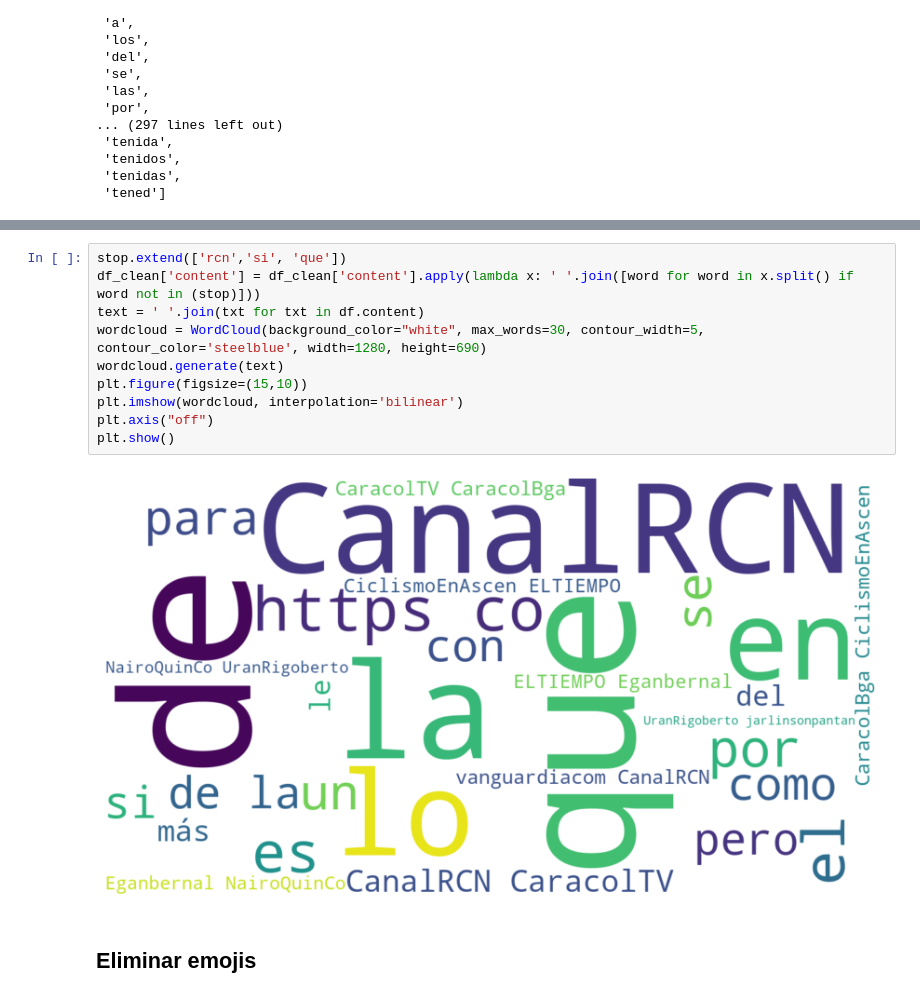
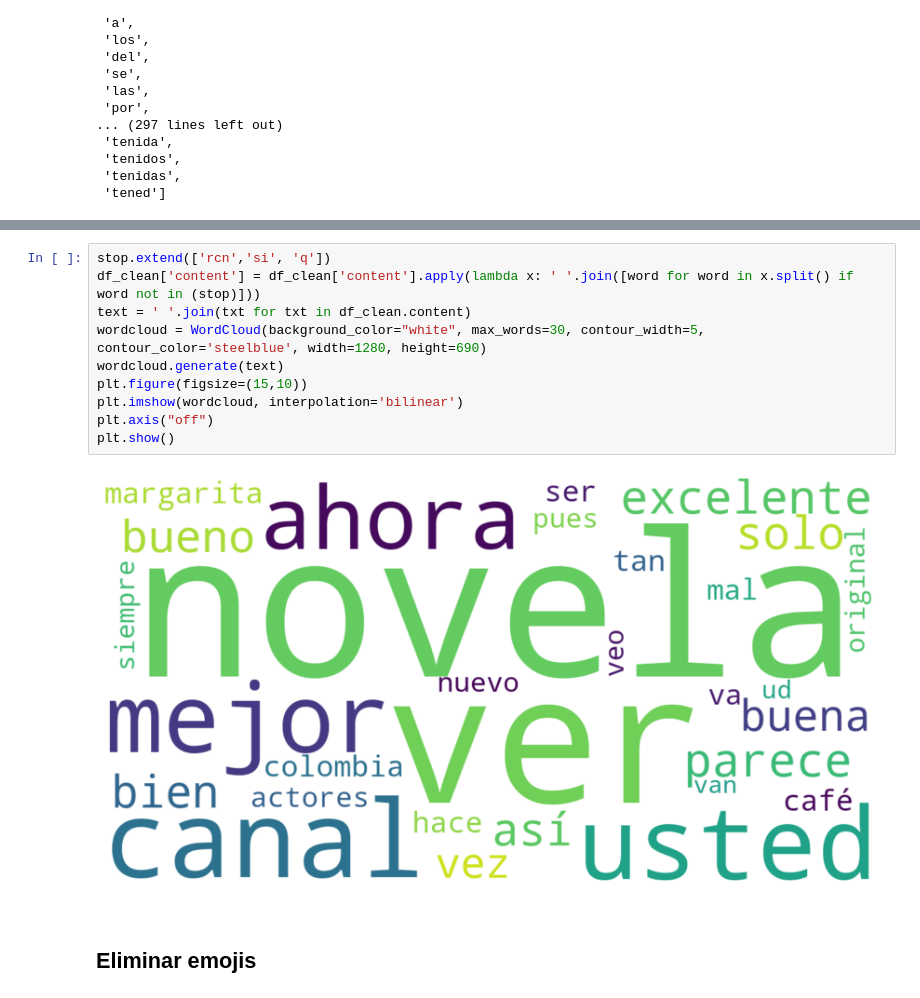
Before and after one commit to ibonetc/DataAnalytics_Text, a Jupyter notebook: DA_LimpiezaTexto_snscrape.ipynb, the cells around one changed output, grey strips where cells are left out. Saved outputs shown, nothing was run; the diff lists cells and outputs as text.

```diff
--- a/DA_LimpiezaTexto_snscrape.ipynb
+++ b/DA_LimpiezaTexto_snscrape.ipynb
@@ -459,15 +480,15 @@ plt.show()
 # %%
-stop.extend(['rcn','si', 'que'])
+stop.extend(['rcn','si', 'q'])
 df_clean['content'] = df_clean['content'].apply(lambda x: ' '.join([word for word in x.split() if word not in (stop)]))
-text = ' '.join(txt for txt in df.content)
+text = ' '.join(txt for txt in df_clean.content)
 wordcloud = WordCloud(background_color="white", max_words=30, contour_width=5, contour_color='steelblue', width=1280, height=690)
 wordcloud.generate(text)
 plt.figure(figsize=(15,10))
 plt.imshow(wordcloud, interpolation='bilinear')
 plt.axis("off")
 plt.show()
 # %% [output]
-[figure, old version]
+[figure, new version]
 # %% [markdown]
 ## Eliminar emojis
 # %%
```
Also changed, not shown: parts of 45 cells of this notebook.
